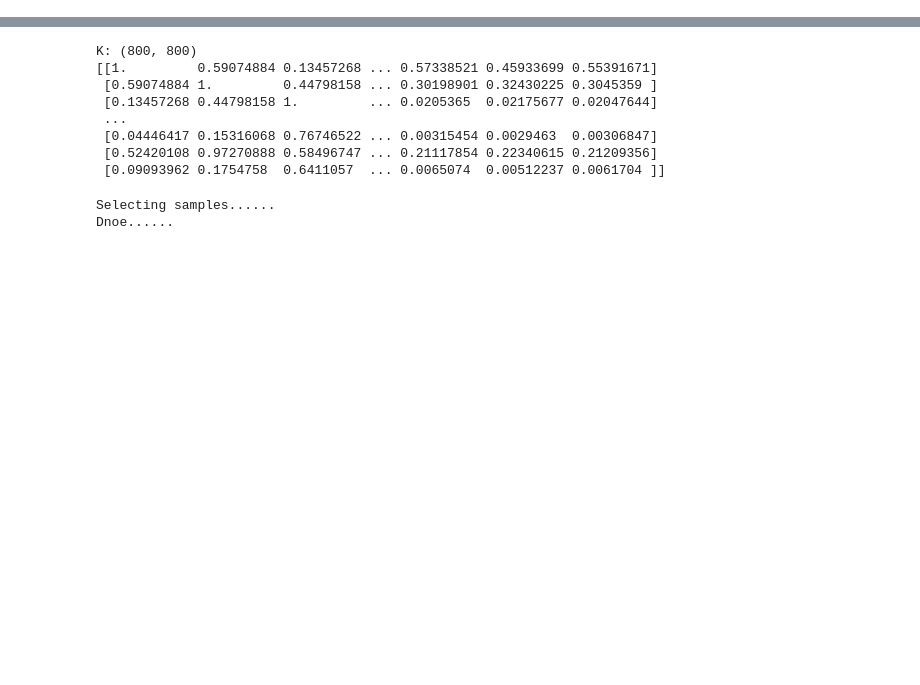
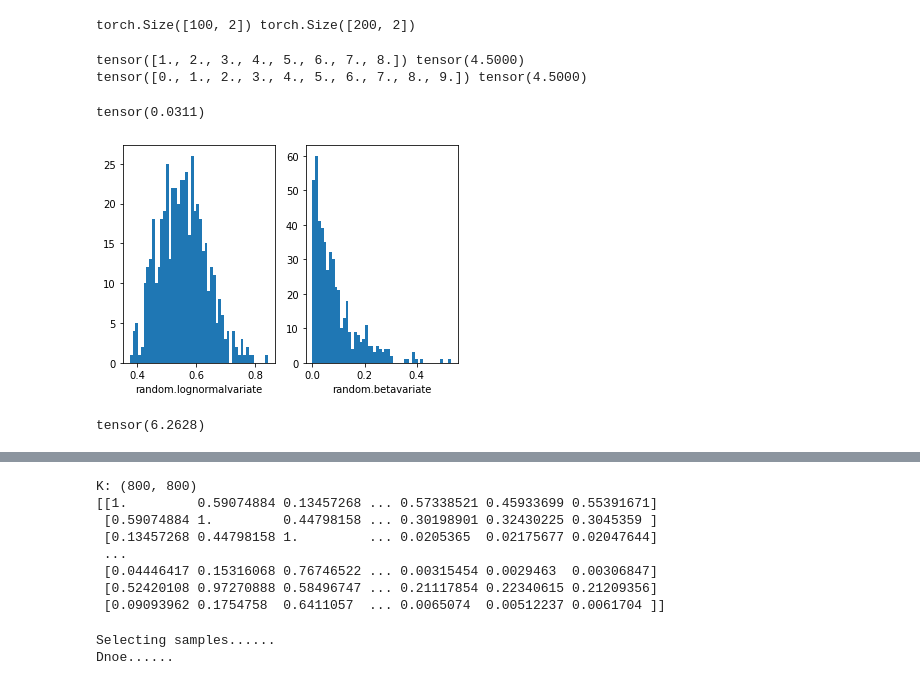
Before and after one commit to carmelocs/Shattering-Distribution-for-Active-Learning, a Jupyter notebook: python/mmd.ipynb, the cells around one changed output, grey strips where cells are left out. Drawn from its saved outputs; the diff is of its cells as text; code cells hidden in the pictures; blank space fills up the shorter version.

```diff
--- a/python/mmd.ipynb
+++ b/python/mmd.ipynb
@@ -63 +69,67 @@ def mmd_rbf(source, target, kernel_mul=2.0, kernel_num=5, fix_sigma=None):
     return loss#因为一般都是n==m，所以L矩阵一般不加入计算
+# %%
+X = torch.randn(100, 2)
+Y = torch.randn(200, 2)
+print(X.size(), Y.shape)
+# %% [output]
+torch.Size([100, 2]) torch.Size([200, 2])
+# %%
+rand = torch.linspace(1, 8, 8)
+print(rand, rand.mean())
+rand_1 = torch.Tensor([i for i in range(10)])
+print(rand_1, rand_1.mean())
+# %% [output]
+tensor([1., 2., 3., 4., 5., 6., 7., 8.]) tensor(4.5000)
+tensor([0., 1., 2., 3., 4., 5., 6., 7., 8., 9.]) tensor(4.5000)
+# %%
+mmd = mmd_rbf(X, Y)
+mmd
+# %% [output]
+tensor(0.0311)
+# %%
+import random
+import matplotlib
+import matplotlib.pyplot as plt
+
+SAMPLE_SIZE = 500
+buckets = 50
+
+#第一种分布：对数正态分布，得到一个中值为mu，标准差为sigma的正态分布。mu可以取任何值，sigma必须大于零。
+plt.subplot(1,2,1)
+plt.xlabel("random.lognormalvariate")
+mu = -0.6
+sigma = 0.15#将输出数据限制到0-1之间
+res1 = [random.lognormvariate(mu, sigma) for _ in range(1, SAMPLE_SIZE)]
+plt.hist(res1, buckets)
+
+#第二种分布：beta分布。参数的条件是alpha 和 beta 都要大于0， 返回值在0~1之间。
+plt.subplot(1,2,2)
+plt.xlabel("random.betavariate")
+alpha = 1
+beta = 10
+res2 = [random.betavariate(alpha, beta) for _ in range(1, SAMPLE_SIZE)]
+plt.hist(res2, buckets)
+
+# plt.savefig('data.jpg)
+plt.show()
+# %% [output]
+[figure, added]
+# %%
+from torch.autograd import Variable
+
+#参数值见上段代码
+#分别从对数正态分布和beta分布取两组数据
+diff_1 = []
+for i in range(10):
+    diff_1.append([random.lognormvariate(mu, sigma) for _ in range(1, SAMPLE_SIZE)])
+
+diff_2 = []
+for i in range(100):
+    diff_2.append([random.betavariate(alpha, beta) for _ in range(1, SAMPLE_SIZE)])
+
+X = torch.Tensor(diff_1)
+Y = torch.Tensor(diff_2)
+X,Y = Variable(X), Variable(Y)
+print(mmd_rbf(X,Y))
+# %% [output]
+tensor(6.2628)
```
Also changed, not shown: parts of 13 cells of this notebook, 1 other file.
